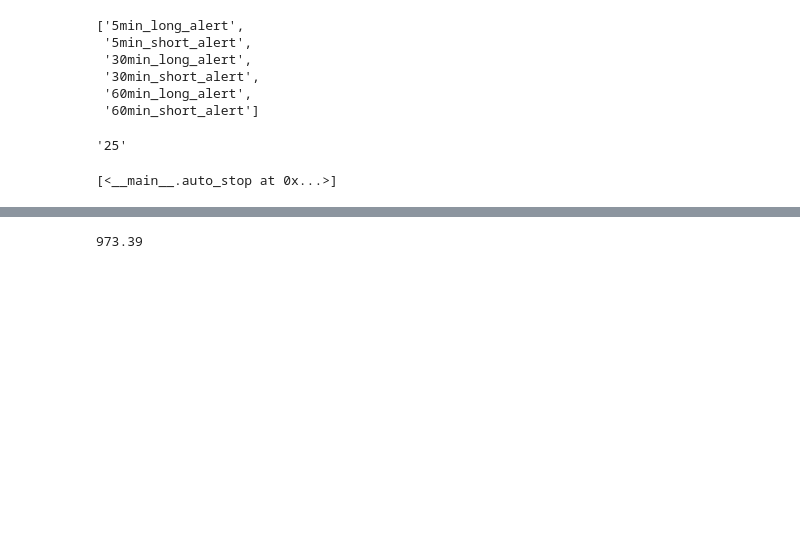
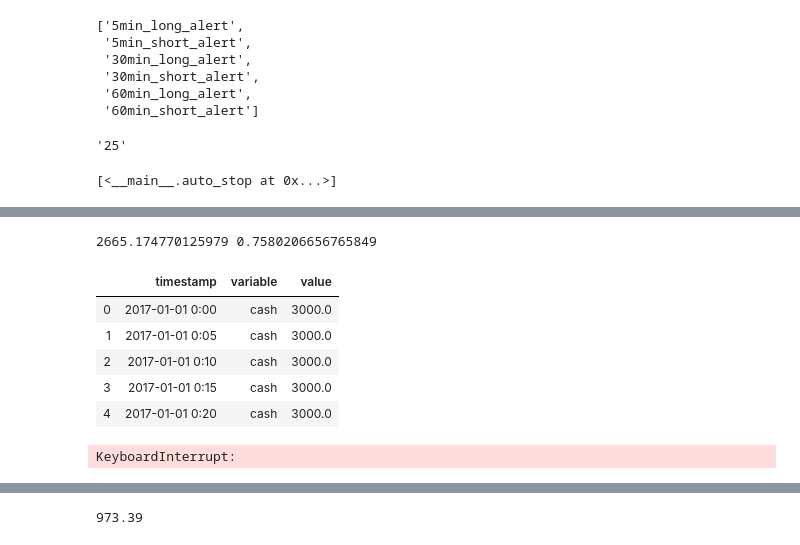
Before and after one commit to mcleverley/crypto_ppa, a Jupyter notebook: backtesting.ipynb, the cells around one changed output, grey strips where cells are left out. Cells and saved outputs as stored; diff of their text form; code cells hidden in the pictures; blank space fills up the shorter version.

```diff
--- a/backtesting.ipynb
+++ b/backtesting.ipynb
@@ -385,0 +523,25 @@ for i, row in df.iterrows(): # loop through dataframe
+# %%
+print(df.iloc[-1].cash, df.iloc[-1].coin)
+# %% [output]
+2665.174770125979 0.7580206656765849
+# %%
+mel = pd.melt(df, id_vars=['timestamp'], value_vars=['cash','coin'])
+mel.head()
+# %% [output]
+|  | timestamp | variable | value |
+| 0 | 2017-01-01 0:00 | cash | 3000.0 |
+| 1 | 2017-01-01 0:05 | cash | 3000.0 |
+| 2 | 2017-01-01 0:10 | cash | 3000.0 |
+| 3 | 2017-01-01 0:15 | cash | 3000.0 |
+| 4 | 2017-01-01 0:20 | cash | 3000.0 |
+# %%
+# sub = sub.iloc[:100000]
+sns.set(style="darkgrid", rc={'figure.figsize':(35,19)})
+sns.set_context('poster')
+mel = pd.melt(df, id_vars=['timestamp'], value_vars=['cash','coin'])
+mel.head()
+# this graph is taking SO_LONG to run holy moly
+sns.lineplot(data=mel, x='timestamp', y='value', hue='variable')
+plt.show()
+# %% [output]
+KeyboardInterrupt:
```
Also changed, not shown: parts of 22 cells of this notebook, 1 other file.
